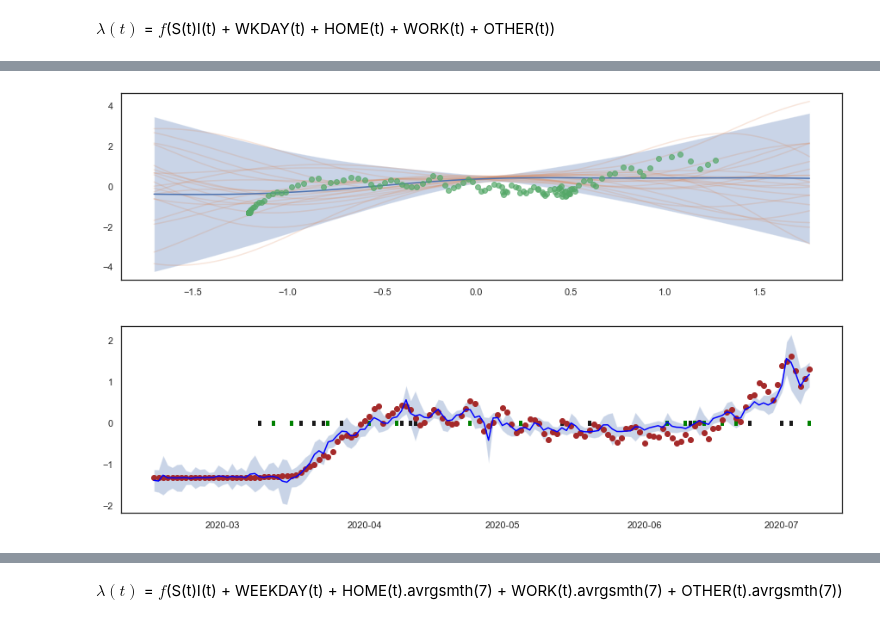
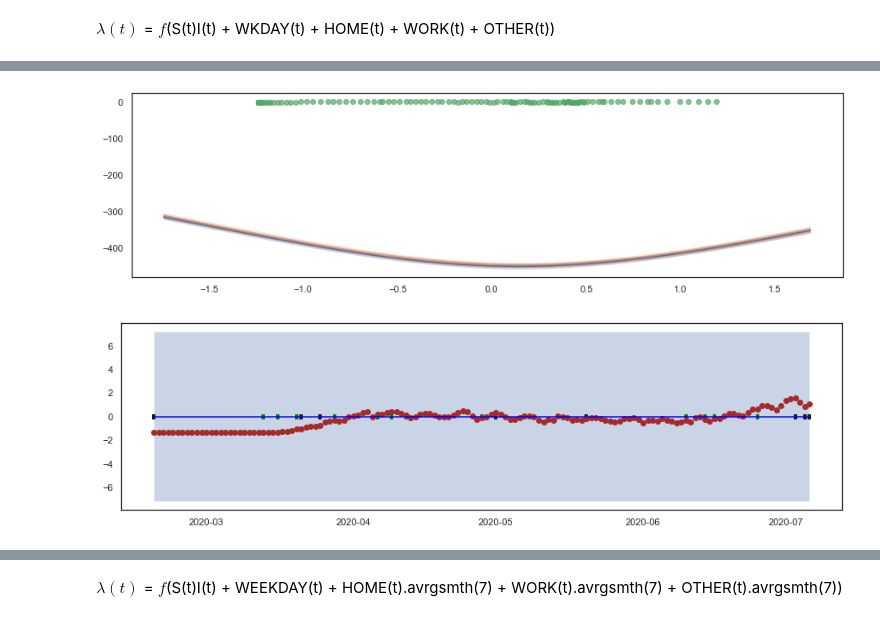
Before and after one commit to epidemic-research-team/compartmental-epidemic-model, a Jupyter notebook: GP for COVID-Poisson.ipynb, the cells around one changed output, grey strips where cells are left out. Drawn from its saved outputs; the diff is of its cells as text; code cells hidden in the pictures.

Commit message:
Good results when tested on German data. Poisson equivalent model seriously lags behind

```diff
--- a/GP for COVID-Poisson.ipynb
+++ b/GP for COVID-Poisson.ipynb
@@ -735,12 +675,12 @@ $\lambda(t)$ = exp($f$(S(t)I(t)))
 # %%
-y = final_data_us["Daily"].to_numpy()
+y = final_data_us["ConfirmedChange"].to_numpy()
 X = final_data_us["SI"].to_numpy()
 
 
 y = preprocessing.scale(y)
 X = preprocessing.scale(X)
 
-split = 144
+split = 139
 
 y_train = y[:split]
 y_test = y[split:]
@@ -776,7 +716,7 @@ print_summary(k, fmt="notebook")
 Zinit = inducing_points(X_train, size=15)
 Zinit = Zinit.reshape((-1, 1))
 # %%
-m3 = gpflow.models.SVGP(likelihood=gpflow.likelihoods.Gaussian(), kernel=k, inducing_variable=Zinit,
+m3 = gpflow.models.SVGP(likelihood=gpflow.likelihoods.Poisson(), kernel=k, inducing_variable=Zinit,
                        num_data=X_train.shape[0])
 
 natgrad = NaturalGradient(gamma=1.0)
@@ -849,14 +779,14 @@ The within-sample (n=144) RMSE is: 0.15 and the out-of-sample (n=20) RMSE is: 1.
 # %% [markdown]
 $\lambda(t)$ = $f$(S(t)I(t) + WKDAY(t) + HOME(t) + WORK(t) + OTHER(t))
 # %%
-y = final_data_us["Daily"].to_numpy()
+y = final_data_us["ConfirmedChange"].to_numpy()
 X = final_data_us[["SI", "WEEKDAY", "HOME", "WORK", "OTHER"]].to_numpy()
 
 
 y = preprocessing.scale(y)
 X = preprocessing.scale(X)
 
-split = 144
+split = 139
 
 y_train = y[:split]
 y_test = y[split:]
@@ -889,7 +815,7 @@ print_summary(k, fmt="notebook")
 Zinit = inducing_points(X_train, size=15)
 Zinit = Zinit.T
 # %%
-m4 = gpflow.models.SVGP(likelihood=gpflow.likelihoods.Gaussian(), kernel=k, inducing_variable=Zinit,
+m4 = gpflow.models.SVGP(likelihood=gpflow.likelihoods.Poisson(), kernel=k, inducing_variable=Zinit,
                        num_data=X_train.shape[0])
 
 natgrad = NaturalGradient(gamma=1.0)
@@ -927,9 +848,9 @@ print_summary(m4, fmt="notebook")
 # %%
 mean, var = m4.predict_f(X_train)
 plot_prediction(X_train, y_train, m4, intg=0, X_test=None, Y_test=None, num_samples=20)
-plot_model(y_train, mean, var, intial_inducing_points=list(Zinit[:,0]), inducing_points_list=list(m4.inducing_variable.Z.numpy()[:,0]))
+plot_model(y_train, np.exp(mean), var, intial_inducing_points=list(Zinit[:,0]), inducing_points_list=list(m4.inducing_variable.Z.numpy()[:,0]))
 # %% [output]
-[figure, old version]
+[figure, new version]
-[figure, old version]
+[figure, new version]
 # %%
 np.mean(var.numpy())
```
Also changed, not shown: parts of 202 cells of this notebook.
